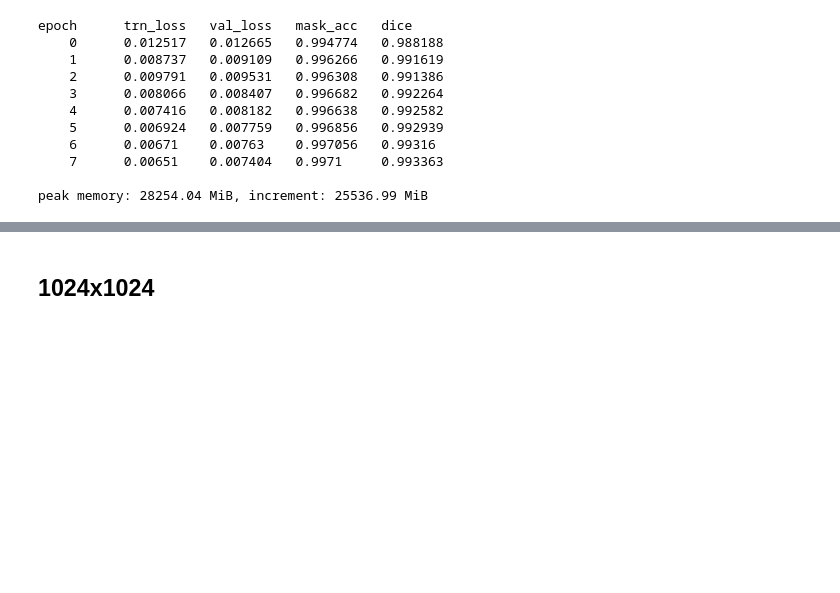
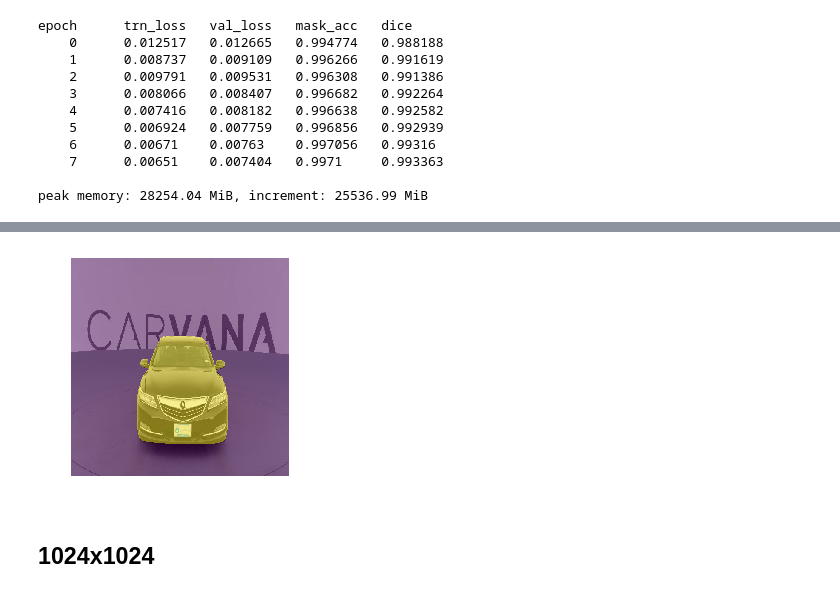
Before and after one commit to CalebEverett/fastai-dl2, a Jupyter notebook: courses/dl2/carvana-vgg16.ipynb, the cells around one changed output, grey strips where cells are left out. Saved outputs shown, nothing was run; the diff lists cells and outputs as text; code cells hidden in the pictures; blank space fills up the shorter version.

```diff
--- a/courses/dl2/carvana-vgg16.ipynb
+++ b/courses/dl2/carvana-vgg16.ipynb
@@ -399,6 +438,8 @@ show_img(py[0][0]>0, ax=ax, alpha=0.5);
 # %%
-ax = show_img(denorm(x)[0])
-show_img(denorm(y)[0,...,-1], ax=ax, alpha=0.5);
+ax = show_img(md.trn_ds.denorm(x)[0])
+show_img(md.trn_ds.denorm(y)[0,...,-1], ax=ax, alpha=0.5);
+# %% [output]
+[figure, added]
 # %% [markdown]
 ## 1024x1024
 # %%
```
Also changed, not shown: parts of 22 cells of this notebook.
